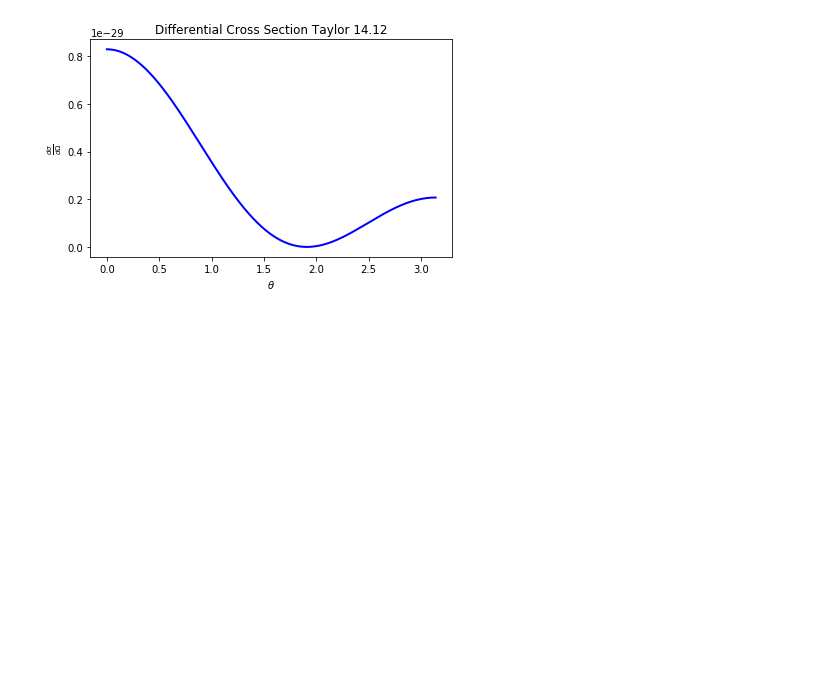
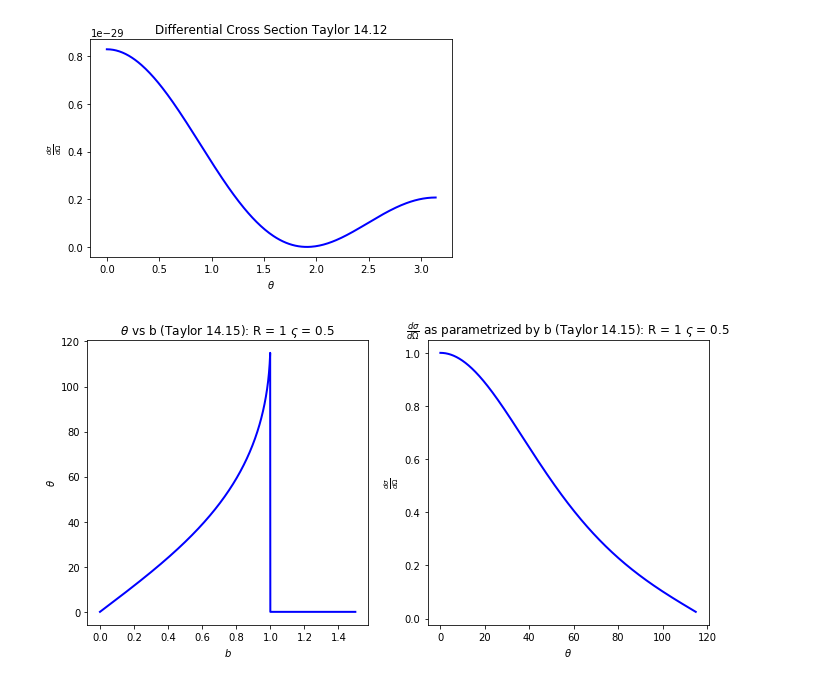
Before and after one commit to sGourapura/TheorMech5300, a Jupyter notebook: HW12/PS12.ipynb, the cells around one changed output. Drawn from its saved outputs; the diff is of its cells as text; code cells hidden in the pictures; blank space fills up the shorter version.

```diff
--- a/HW12/PS12.ipynb
+++ b/HW12/PS12.ipynb
@@ -29,3 +29,56 @@ fig.savefig('Taylor_Problem_14p12.png',
                    bbox_inches='tight')
 # %% [output]
 [figure]
+# %%
+def ThetavB(b_pts, c, R):
+    theta_pts = np.zeros(b_pts.shape)
+    for i, b in enumerate(b_pts):
+        if b < 1:
+            theta_pts[i]= 2*( np.arcsin(b_pts[i]/R) - np.arcsin(c*b_pts[i] / R) )
+        if b >1:
+            theta_pts[i]= 0
+    return theta_pts
+
+def dSigdOmeg(b_pts):
+    c=0.5
+    R=1.
+
+    theta_pts = 2*( np.arcsin(b_pts/R) - np.arcsin(c*b_pts / R) )
+    alpha = 1/np.sqrt(1 - (b_pts/R)**2)
+    beta = c/np.sqrt(1 - (b_pts*c /R)**2)
+
+    ans = b_pts/np.sin(theta_pts)
+    ans *= np.abs( R/(2*alpha-2*beta) )
+
+    return theta_pts, ans
+
+b_min = 0.000001
+b_max = 1.5
+delta_b = 0.001
+b_pts = np.arange(b_min, b_max, delta_b)
+
+
+fig = plt.figure(figsize=(10, 5))
+
+ax1 = fig.add_subplot(1,2,2)
+ax1.set_xlabel(r'$\theta$')
+ax1.set_ylabel(r'$\frac{d \sigma}{d \Omega}$')
+ax1.set_title(r'$\frac{d \sigma}{d \Omega}$ as parametrized by b (Taylor 14.15): R = 1 $\varsigma$ = 0.5')
+
+theta_pts1, dSig_pts = dSigdOmeg(b_pts)
+ax1.plot(theta_pts1*180./np.pi, dSig_pts,
+                color='blue', lw=2)
+
+ax2 = fig.add_subplot(1,2,1)
+ax2.set_xlabel(r'$b$')
+ax2.set_ylabel(r'$\theta$')
+ax2.set_title(r'$\theta$ vs b (Taylor 14.15): R = 1 $\varsigma$ = 0.5')
+theta_pts2 = ThetavB(b_pts, 0.5, 1.)
+ax2.plot(b_pts, theta_pts2*180./np.pi,
+                color='blue', lw=2)
+
+fig.tight_layout()
+fig.savefig('Taylor_Problem_14p15.png',
+                   bbox_inches='tight')
+# %% [output]
+[figure, added]
```
Also changed, not shown: parts of 4 cells of this notebook, 7 other files.
